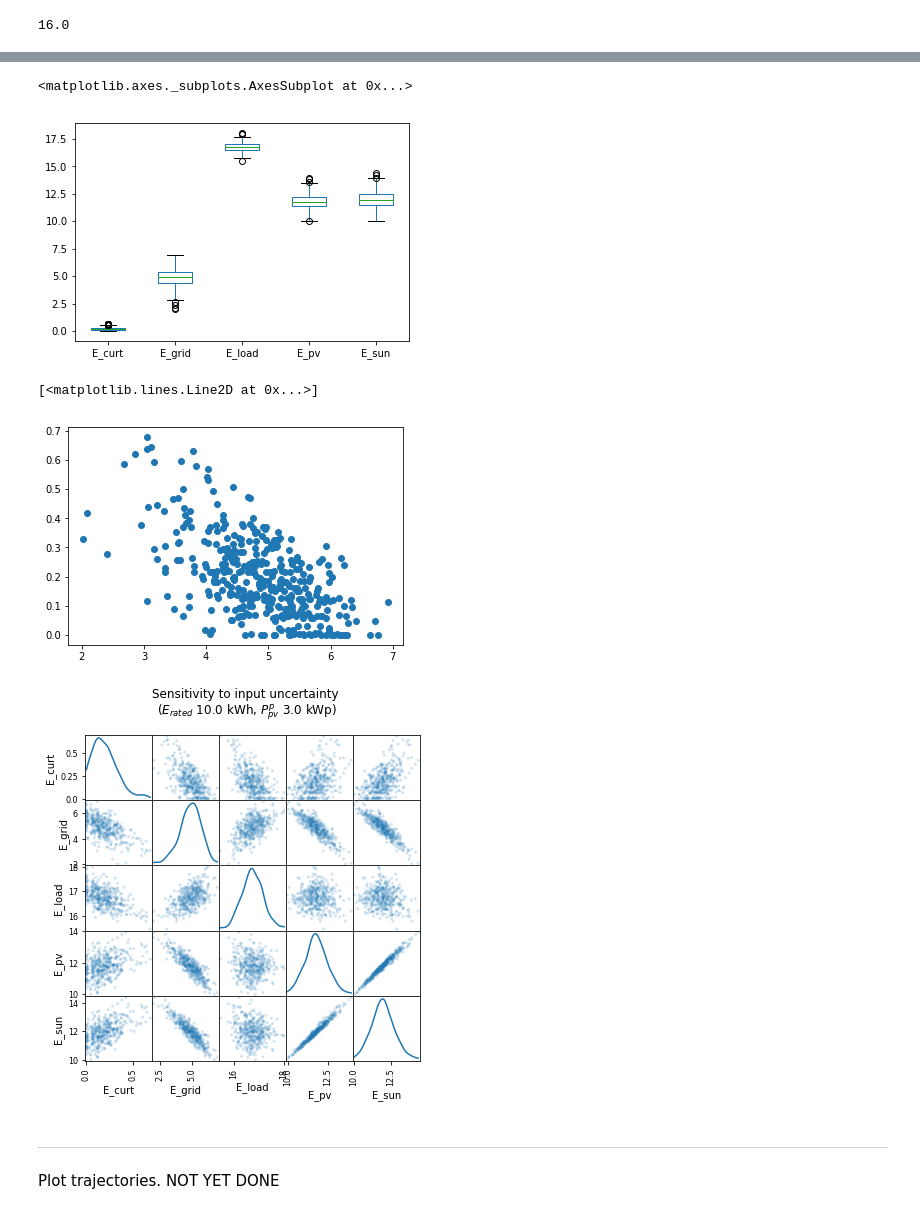
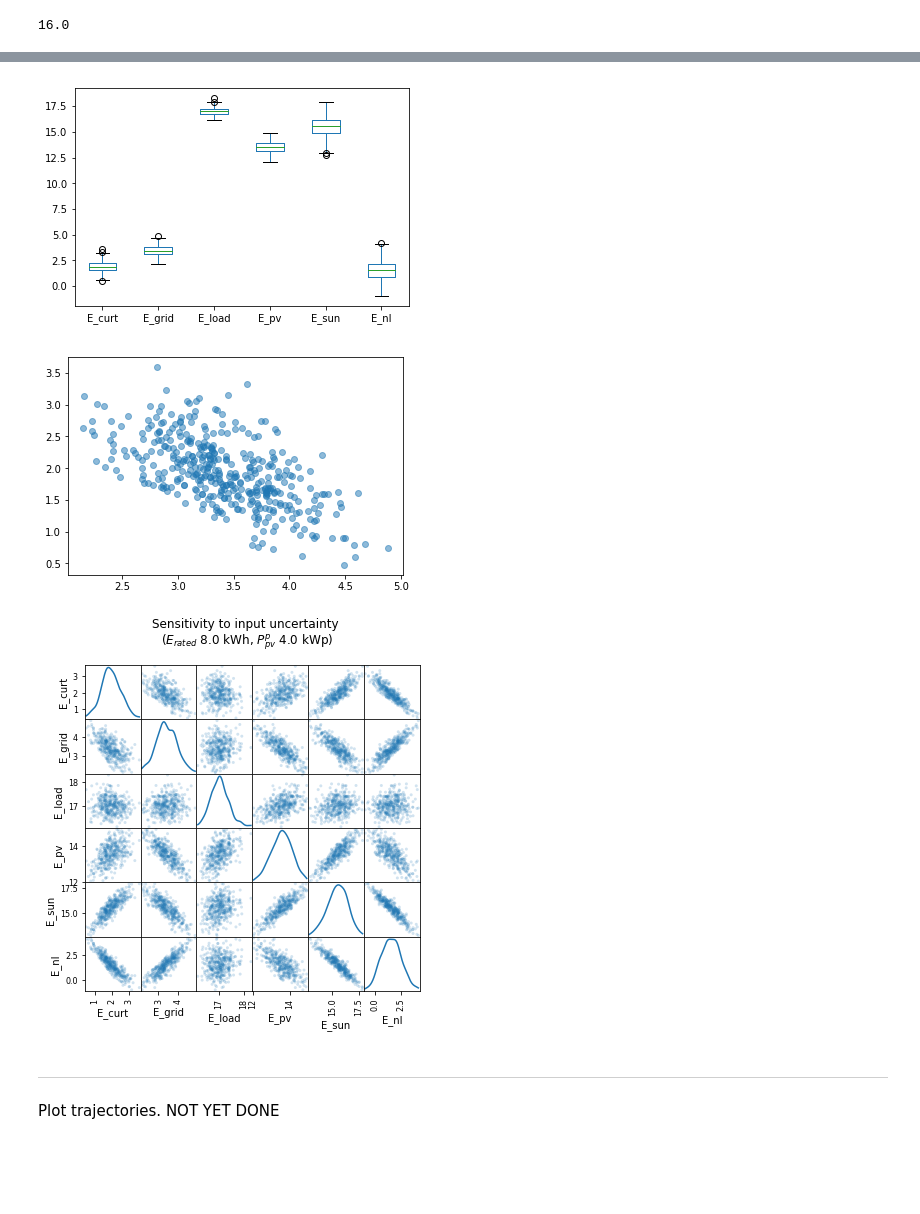
Before and after one commit to pierre-haessig/solarhome-control-bench, a Jupyter notebook: comparison/Benchmark_Sensitivity.ipynb, the cells around one changed output, grey strips where cells are left out. Cells and saved outputs as stored; diff of their text form; code cells hidden in the pictures; blank space fills up the shorter version.

```diff
--- a/comparison/Benchmark_Sensitivity.ipynb
+++ b/comparison/Benchmark_Sensitivity.ipynb
@@ -378,5 +376,5 @@ TODO cut last 3 days
 # %%
-df_bs = pd.read_csv('../data/test-data_2011-11-29_33-days_bl-3_bs-400.csv', index_col=0, parse_dates=True)
+df_bs = pd.read_csv('../data/test-data_2011-11-29_30-days_bl-3_bs-400.csv', index_col=0, parse_dates=True)
 df_bs.head(3)
 # %% [output]
 |  | GC0 | GG0 | GC1 | GG1 | GC2 | GG2 | GC3 | GG3 | GC4 | GG4 | ... | ... |
@@ -427,14 +423,16 @@ Batch sim ~ 16 s
 40e-3 * 400
 # %% [output]
 16.0
+# %%
+E_rated = 8 # kWh
+P_pvp = 4 # kWp
 # %%
-E_rated = 10 # kWh
-P_pvp = 3 # kWp
 bs_stats = []
 for i in range(nsamp):
     stats = home_sim(E_rated, P_pvp, P_load_bs[i], P_sun_1k_bs[i])
     bs_stats.append(stats)
 # %%
 bs_stats = pd.DataFrame(bs_stats)
-bs_stats.head()
+bs_stats['E_nl'] = bs_stats.E_load - bs_stats.E_sun
+bs_stats.head(2)
 # %% [output]
@@ -468,23 +463,24 @@ bs_stats.E_curt.hist(cumulative=True, bins=100, density=True);
 # %%
-bs_stats.plot.box()
+bs_stats.plot.box();
 # %% [output]
-<matplotlib.axes._subplots.AxesSubplot at 0x...>
-[figure, old version]
+[figure, new version]
 # %%
-plt.plot(bs_stats.E_grid, bs_stats.E_curt, 'o')
+plt.plot(bs_stats.E_grid, bs_stats.E_curt, 'o', alpha=0.5);
 # %% [output]
-[<matplotlib.lines.Line2D at 0x...>]
-[figure, old version]
+[figure, new version]
 # %%
 from pandas.plotting import scatter_matrix
 # %%
 scatter_matrix(bs_stats, alpha=0.2, figsize=(6, 6), diagonal='kde')
 title = 'Sensitivity to input uncertainty \n' +\
         '($E_{{rated}}$ {:.1f} kWh, $P_{{pv}}^p$ {:.1f} kWp)'.format(E_rated, P_pvp)
 plt.suptitle(title);
-plt.savefig('Input_uncertain_scat.pdf')
+
+fname = 'Input_uncertain_scat_E{:.0f}_P{:.0f}'.format(E_rated, P_pvp)
+plt.savefig(fname + '.pdf')
+plt.savefig(fname + '.png', dpi=150)
 # %% [output]
-[figure, old version]
+[figure, new version]
 # %% [markdown]
 ---
 
```
Also changed, not shown: parts of 31 cells of this notebook, 21 other files.
